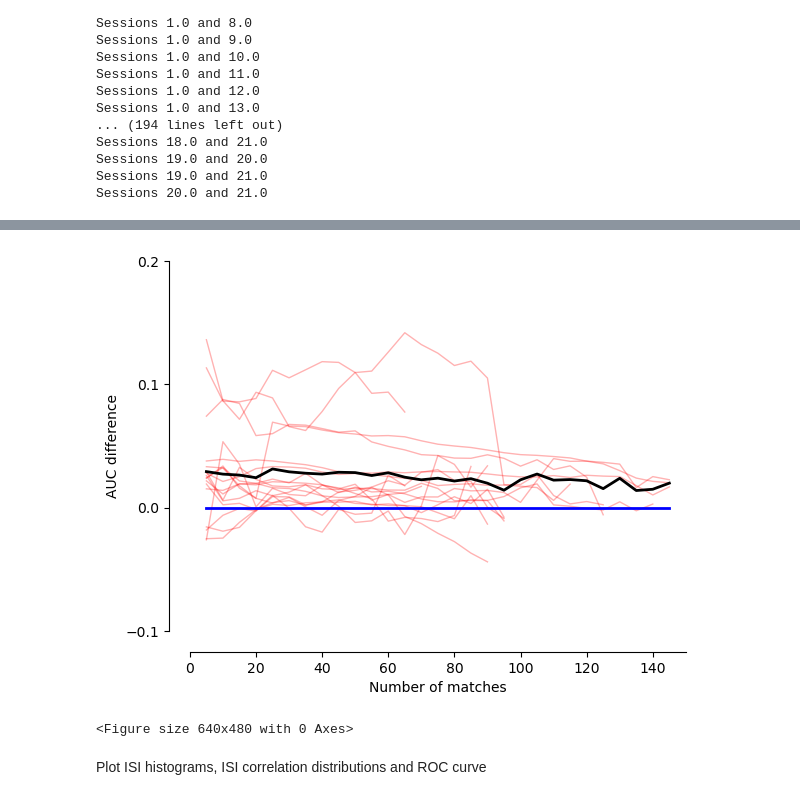
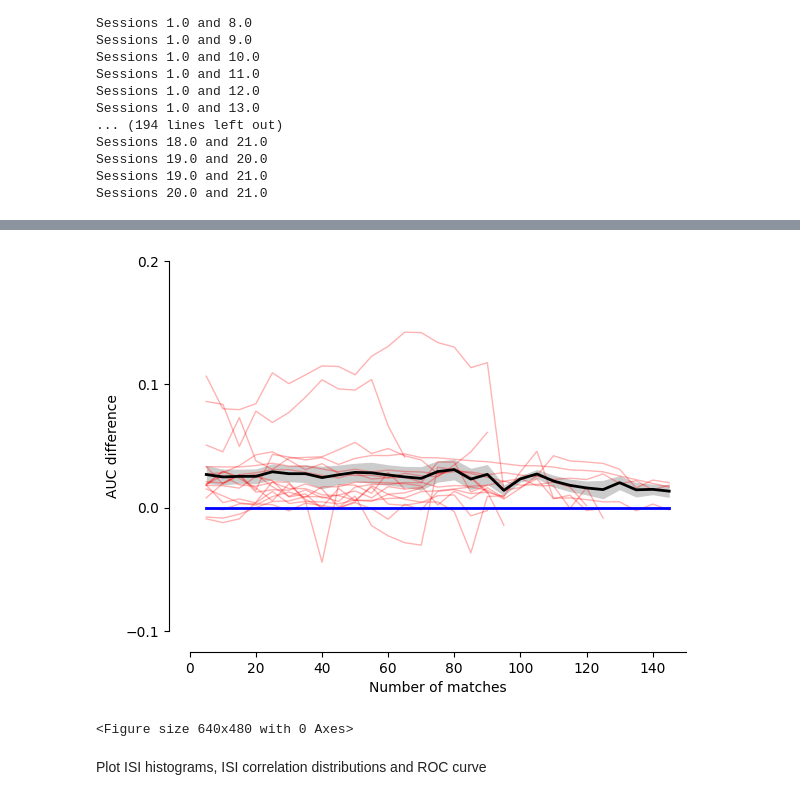
Before and after one commit to EnnyvanBeest/UnitMatch, a Jupyter notebook: UnitMatchPy/PaperAnalyses/figure2.ipynb, the cells around one changed output, grey strips where cells are left out. Drawn from its saved outputs; the diff is of its cells as text; code cells hidden in the pictures.

```diff
--- a/UnitMatchPy/PaperAnalyses/figure2.ipynb
+++ b/UnitMatchPy/PaperAnalyses/figure2.ipynb
@@ -584,6 +620,6 @@ plt.savefig(os.path.join(fig_dir, f"metric_{functional_col}_table-{table_name}_a
 <Figure size 640x480 with 0 Axes>
 # %%
-# Figure 2g - this is slow
+# Figure 2g
 
 conn = sqlite3.connect(sqlite_db_path)
 
@@ -593,7 +629,11 @@ longest_length = 0
 
 metadata = json.load(open(metadata_path))
 
-query_cols = ", ".join(quote_ident(col) for col in all_cols)
+# Only read the columns needed here (FR_diff for FR_diff_norm / FR_diff_percentile)
+fig2g_cols = ["ID1", "ID2", "RecSes1", "RecSes2", DUM_col, UM_col, "FR_diff"]
+if functional_col in all_cols and functional_col not in fig2g_cols:
+    fig2g_cols.append(functional_col)
+query_cols = ", ".join(quote_ident(col) for col in fig2g_cols)
 
 for entry in tqdm(metadata, desc="Processing mice", total=len(metadata)):
     mouse, probe, loc = metadata[entry]["mouse"], metadata[entry]["probe"], metadata[entry]["loc"]
@@ -606,7 +646,7 @@ for entry in tqdm(metadata, desc="Processing mice", total=len(metadata)):
         continue
 
     mt = mt.rename(columns={col: col.replace('"', '') for col in mt.keys() if '"' in col})
-    for col in all_cols:
+    for col in fig2g_cols:
         mt[col] = pd.to_numeric(mt[col], errors='coerce')
 
     if len(mt) > 1:
@@ -614,7 +654,7 @@ for entry in tqdm(metadata, desc="Processing mice", total=len(metadata)):
             mt = normalize_FR_diff(mt, mouse, probe, loc)
         N, relAUC, _ = get_relativeAUCvsN(mt, DUM_col, UM_col, functional_col)
         if N != []:
-            avg_diff, _ = get_average(N, relAUC)
+            avg_diff, _ = get_average(relAUC)  # median across session pairs, per N
             lines.append(avg_diff)
             mice.append(mouse)
             if len(avg_diff) > longest_length:
@@ -624,41 +683,50 @@ conn.close()
 # %%
-# Average lines belonging to the same mouse.
+import paper_style
+paper_style.apply()
+C = paper_style.COLOURS
+AUCN_MM = (45, 30)
+
+# Median of lines belonging to the same mouse (across recordings/locations).
 lines_df = pd.DataFrame(lines)
 lines_av_per_mouse = (
     lines_df.groupby(pd.Series(mice), sort=False)
-    .mean()
+    .median()
     .to_numpy()
 )
 
-# Plot one mean line per mouse.
+print(f"{len(lines_av_per_mouse)} mice in this plot")
+
+fig, ax = plt.subplots(figsize=paper_style.mm_figsize(*AUCN_MM))
+
+# Plot one median line per mouse.
 for line in lines_av_per_mouse:
     valid = ~np.isnan(line)
-    plt.plot(N_RANGE[:len(line)][valid], line[valid],
-             color="red", alpha=0.3, linewidth=1)
+    ax.plot(N_RANGE[:len(line)][valid], line[valid],
+            color=C["DUM"], alpha=0.3, lw=0.6)
 
-# Plot the average across mice.
+# Plot the mean +/- s.e. across mice.
 avg_line = np.nanmean(lines_av_per_mouse, axis=0)
+n_mice_per_n = np.sum(~np.isnan(lines_av_per_mouse), axis=0)
+sem_line = np.nanstd(lines_av_per_mouse, axis=0, ddof=1) / np.sqrt(n_mice_per_n)
 valid = ~np.isnan(avg_line)
+x_avg = N_RANGE[:len(avg_line)]
 
-plt.plot(N_RANGE[:len(avg_line)][valid], avg_line[valid],
-         color="black", linewidth=2, label="Average over mice")
-plt.plot(N_RANGE, np.zeros_like(N_RANGE),
-         color="blue", linewidth=2, label="UM")
+ax.fill_between(x_avg[valid], (avg_line - sem_line)[valid], (avg_line + sem_line)[valid],
+                color="black", alpha=0.2, linewidth=0)
+ax.plot(x_avg[valid], avg_line[valid],
+        color="black", lw=1.2, label="Mean ± s.e. over mice")
+ax.plot(N_RANGE, np.zeros_like(N_RANGE),
+        color=C["UM"], lw=1.0, label="UM")
 
-plt.xlabel("Number of matches")
-plt.ylabel("AUC difference")
-plt.xlim(0, 150)
-plt.yticks(np.arange(-0.1, 0.2, 0.1))
-plt.grid(False)
-plt.rcParams["svg.fonttype"] = "none"
-ax = plt.gca()
-ax.spines[["right", "top"]].set_visible(False)
-ax.spines["left"].set_position(("outward", 15))
-ax.spines["bottom"].set_position(("outward", 15))
+ax.set_xlabel("Number of matches")
+ax.set_ylabel("AUC difference")
+ax.set_xlim(0, 150)
+ax.set_yticks(np.arange(-0.1, 0.2, 0.1))
+paper_style.offset_spines(ax)
+paper_style.save_svg(fig, os.path.join(fig_dir, f"metric_{functional_col}_all-mice_all-sess.svg"))
 plt.show()
-plt.savefig(os.path.join(fig_dir, f"metric_{functional_col}_all-mice_all-sess.svg"), dpi=300, bbox_inches='tight', format='svg')
 # %% [output]
-[figure, old version]
+[figure, new version]
 <Figure size 640x480 with 0 Axes>
 # %% [markdown]
 Plot ISI histograms, ISI correlation distributions and ROC curve
```
Also changed, not shown: parts of 11 cells of this notebook, 6 other files.
